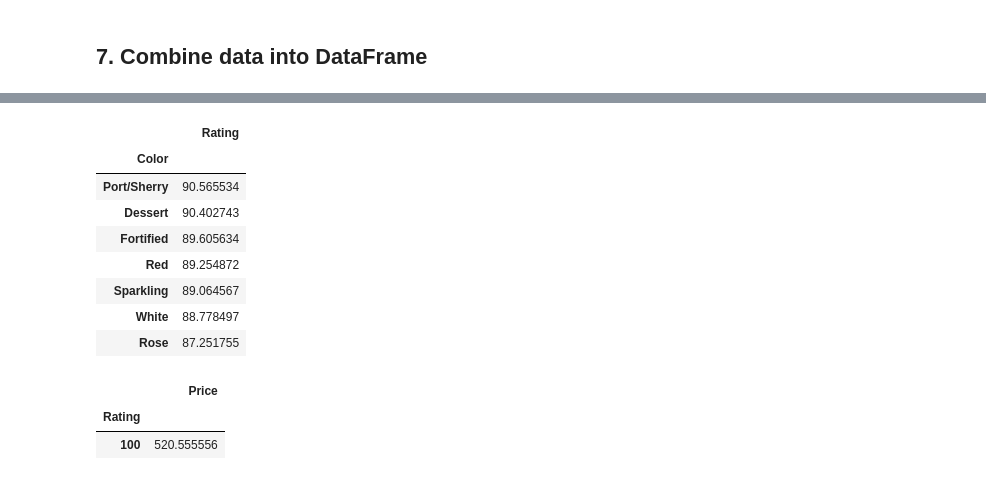
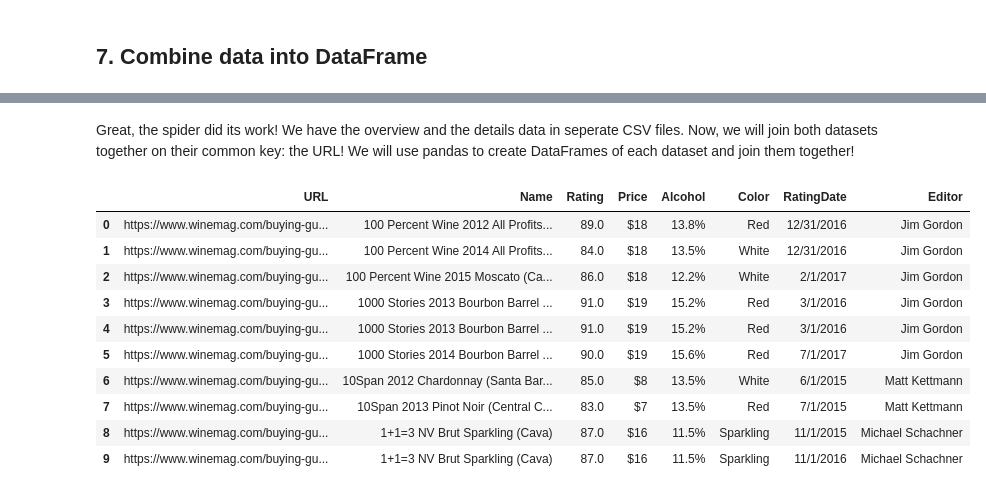
Before and after one commit to DaVaHa/WebScrapingProjectTutorial, a Jupyter notebook: audition.ipynb, the cells around one changed output, grey strips where cells are left out. Saved outputs shown, nothing was run; the diff lists cells and outputs as text; code cells hidden in the pictures.

```diff
--- a/audition.ipynb
+++ b/audition.ipynb
@@ -442,18 +229,37 @@ df[df.Price <= 150][["Price","Rating"]].groupby('Price').mean().plot()
-# %%
-df[["Rating","Color"]].groupby("Color").mean().sort_values('Rating', ascending=False)
-# %% [output]
-|  | Rating |
-| Color |  |
-| Port/Sherry | 90.565534 |
-| Dessert | 90.402743 |
-| Fortified | 89.605634 |
-| Red | 89.254872 |
-| Sparkling | 89.064567 |
-| White | 88.778497 |
-| Rose | 87.251755 |
-# %%
-df[df.Rating == 100][["Price","Rating"]].groupby('Rating').mean()
-# %% [output]
-|  | Price |
-| Rating |  |
-| 100 | 520.555556 |
+# %% [markdown]
+Great, the spider did its work! We have the overview and the details data in seperate CSV files. Now, we will join both datasets together on their common key: the URL! We will use pandas to create DataFrames of each dataset and join them together!
+# %%
+# Import pandas
+import pandas as pd
+
+# Create DataFrame of overview file
+overview = pd.read_csv('datasets/overview.csv')
+# Set column names
+overview.columns= ['URL','Name','Rating', 'Price']
+# Set URL as index
+overview.set_index('URL', inplace=True)
+
+# Create DataFrame of details file
+details = pd.read_csv('datasets/details.csv')
+# Set column names
+details.columns = ['URL', 'Alcohol', 'Color','RatingDate', 'Editor']
+# Set URL as index
+details.set_index('URL', inplace=True)
+
+# Join DataFrames
+winemag = overview.join(details, how='inner').reset_index()
+
+# Inspect result
+winemag.head(10)
+# %% [output]
+|  | URL | Name | Rating | Price | Alcohol | Color | RatingDate | Editor |
+| 0 | https://www.winemag.com/buying-gu... | 100 Percent Wine 2012 All Profits... | 89.0 | $18 | 13.8% | Red | 12/31/2016 | Jim Gordon |
+| 1 | https://www.winemag.com/buying-gu... | 100 Percent Wine 2014 All Profits... | 84.0 | $18 | 13.5% | White | 12/31/2016 | Jim Gordon |
+| 2 | https://www.winemag.com/buying-gu... | 100 Percent Wine 2015 Moscato (Ca... | 86.0 | $18 | 12.2% | White | 2/1/2017 | Jim Gordon |
+| 3 | https://www.winemag.com/buying-gu... | 1000 Stories 2013 Bourbon Barrel ... | 91.0 | $19 | 15.2% | Red | 3/1/2016 | Jim Gordon |
+| 4 | https://www.winemag.com/buying-gu... | 1000 Stories 2013 Bourbon Barrel ... | 91.0 | $19 | 15.2% | Red | 3/1/2016 | Jim Gordon |
+| 5 | https://www.winemag.com/buying-gu... | 1000 Stories 2014 Bourbon Barrel ... | 90.0 | $19 | 15.6% | Red | 7/1/2017 | Jim Gordon |
+| 6 | https://www.winemag.com/buying-gu... | 10Span 2012 Chardonnay (Santa Bar... | 85.0 | $8 | 13.5% | White | 6/1/2015 | Matt Kettmann |
+| 7 | https://www.winemag.com/buying-gu... | 10Span 2013 Pinot Noir (Central C... | 83.0 | $7 | 13.5% | Red | 7/1/2015 | Matt Kettmann |
+| 8 | https://www.winemag.com/buying-gu... | 1+1=3 NV Brut Sparkling (Cava) | 87.0 | $16 | 11.5% | Sparkling | 11/1/2015 | Michael Schachner |
+| 9 | https://www.winemag.com/buying-gu... | 1+1=3 NV Brut Sparkling (Cava) | 87.0 | $16 | 11.5% | Sparkling | 11/1/2016 | Michael Schachner |
```
Also changed, not shown: parts of 66 cells of this notebook, 5 other files.
